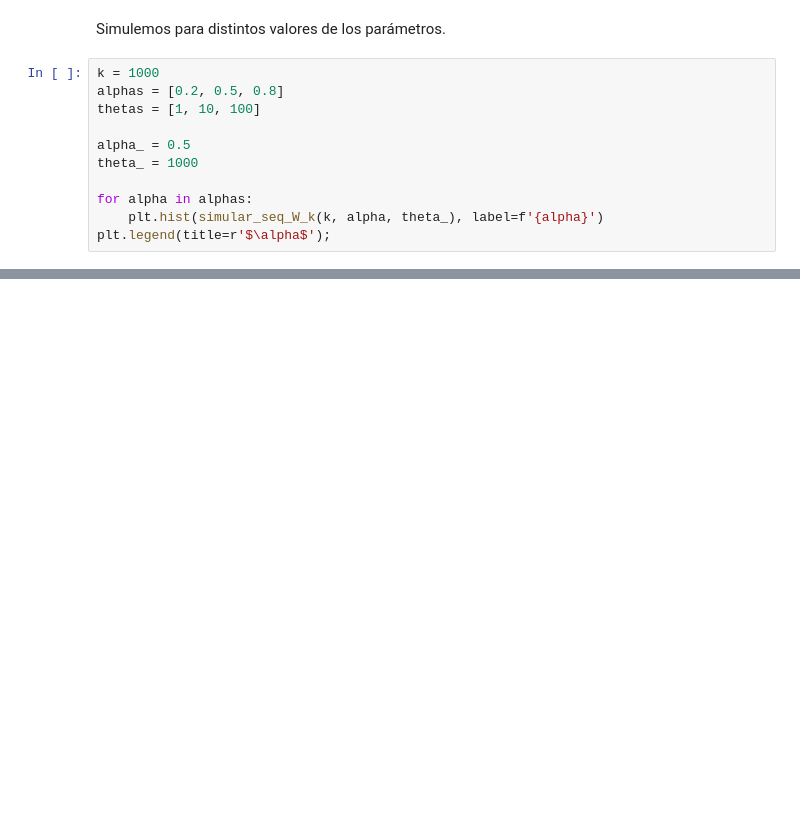
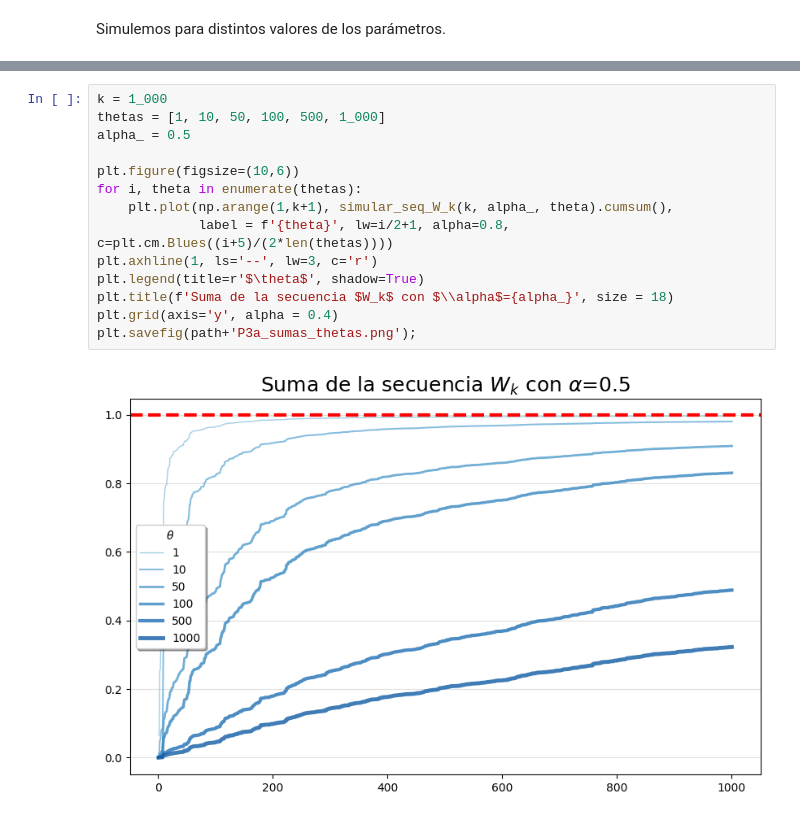
Before and after one commit to AlejandroVillazonG/MAT468, a Jupyter notebook: certamen/P3/P3_a.ipynb, the cells around one changed output, grey strips where cells are left out. Saved outputs shown, nothing was run; the diff lists cells and outputs as text; blank space fills up the shorter version.

```diff
--- a/certamen/P3/P3_a.ipynb
+++ b/certamen/P3/P3_a.ipynb
@@ -40,13 +40,2 @@ plt.xlabel('Largo secuencia');
 # %% [markdown]
 Simulemos para distintos valores de los parámetros.
-# %%
-k = 1000
-alphas = [0.2, 0.5, 0.8]
-thetas = [1, 10, 100]
-
-alpha_ = 0.5
-theta_ = 1000
-
-for alpha in alphas:
-    plt.hist(simular_seq_W_k(k, alpha, theta_), label=f'{alpha}')
-plt.legend(title=r'$\alpha$');
@@ -75 +62,17 @@ plt.show()
+# %%
+k = 1_000
+thetas = [1, 10, 50, 100, 500, 1_000]
+alpha_ = 0.5
+
+plt.figure(figsize=(10,6))
+for i, theta in enumerate(thetas):
+    plt.plot(np.arange(1,k+1), simular_seq_W_k(k, alpha_, theta).cumsum(),
+             label = f'{theta}', lw=i/2+1, alpha=0.8, c=plt.cm.Blues((i+5)/(2*len(thetas))))
+plt.axhline(1, ls='--', lw=3, c='r')
+plt.legend(title=r'$\theta$', shadow=True)
+plt.title(f'Suma de la secuencia $W_k$ con $\\alpha$={alpha_}', size = 18)
+plt.grid(axis='y', alpha = 0.4)
+plt.savefig(path+'P3a_sumas_thetas.png');
+# %% [output]
+[figure, added]
 # %%
```
Also changed, not shown: parts of 8 cells of this notebook, 3 other files.
